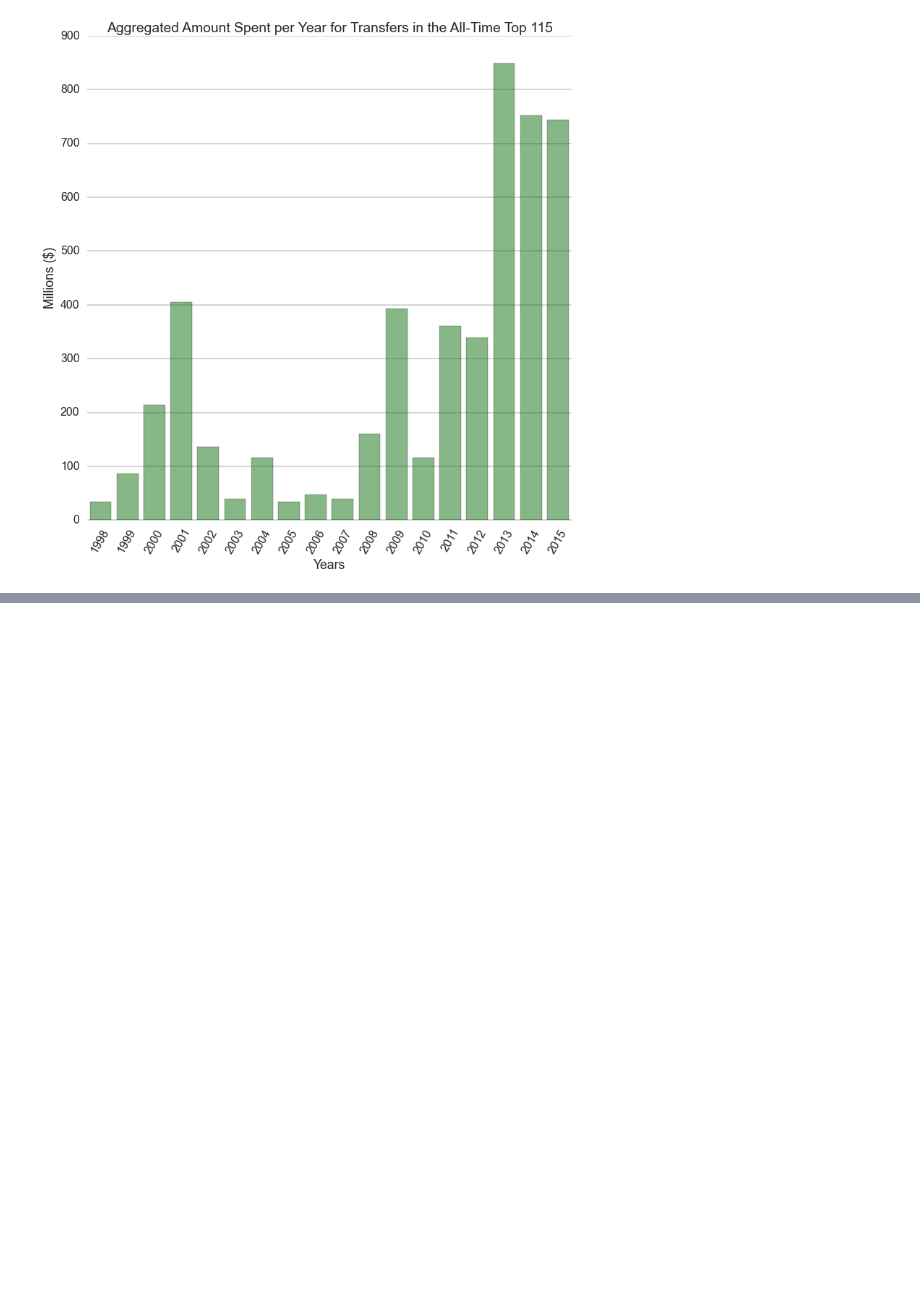
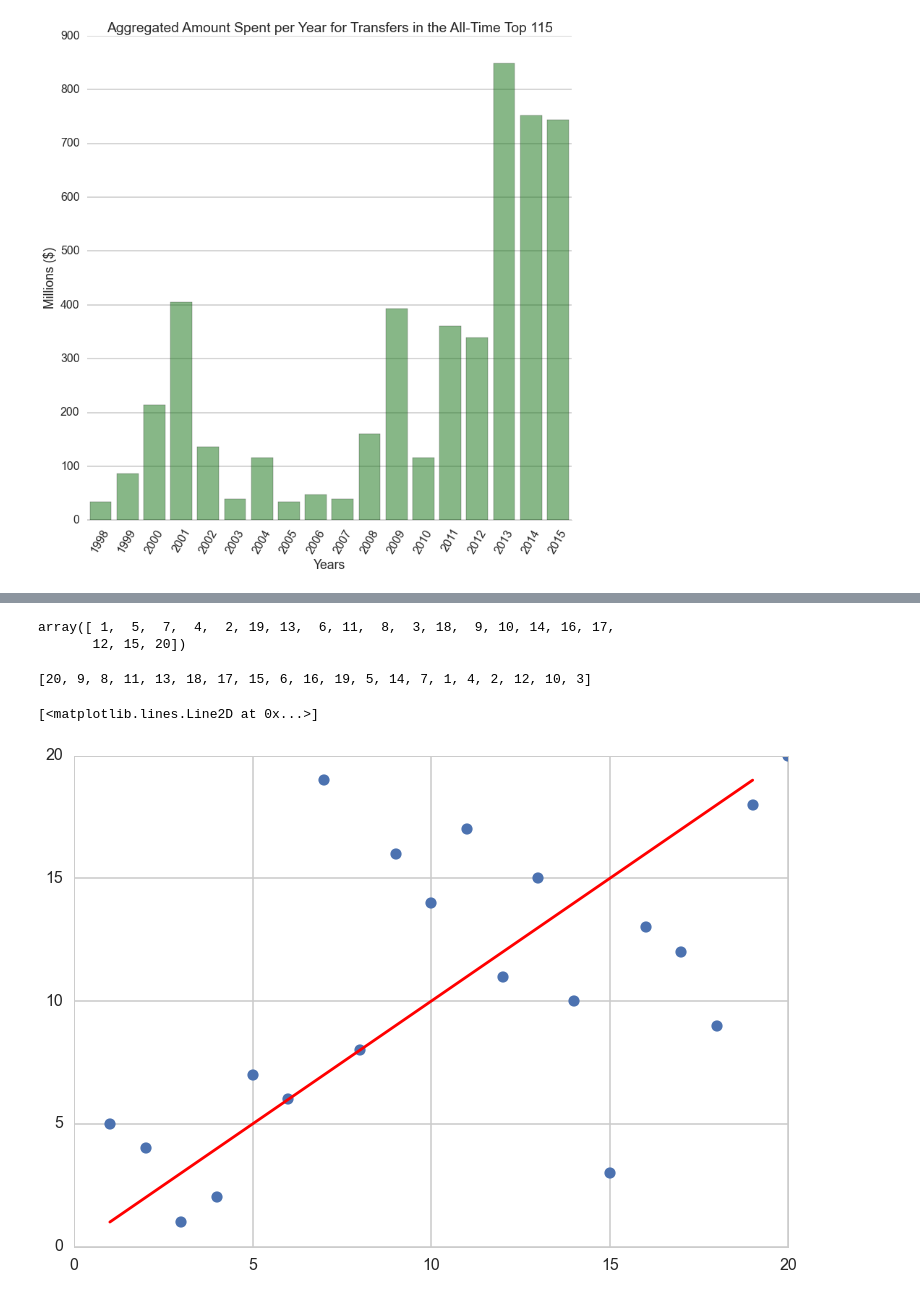
Before and after one commit to cs109-FIFA/cs109-FIFA, a Jupyter notebook: Plots/Plotting.ipynb, the cells around one changed output, grey strips where cells are left out. Cells and saved outputs as stored; diff of their text form; code cells hidden in the pictures; blank space fills up the shorter version.

Commit message:
Added teams

```diff
--- a/Plots/Plotting.ipynb
+++ b/Plots/Plotting.ipynb
@@ -712,0 +719,7 @@ p2.set_xticklabels(list(set(years)),rotation=60)
+# %%
+team_values = dict.fromkeys(BPL_teamplayers.keys())
+# %%
+for team in team_values.keys():
+    team_values[team] = 0
+    for player in BPL_teamplayers[team]:
+        team_values[team] += features12[player]['season_value']
@@ -712,0 +749,23 @@ p2.set_xticklabels(list(set(years)),rotation=60)
+# %%
+final_ranking = dict.fromkeys(BPL_teamplayers.keys())
+# %%
+final_ranking['arsenal-fc'] = 4
+final_ranking['aston-villa'] = 15
+final_ranking['chelsea-fc'] = 3
+final_ranking['everton-fc'] = 6
+final_ranking['fulham-fc'] = 12
+final_ranking['liverpool-fc'] = 7
+final_ranking['manchester-city'] = 2
+final_ranking['manchester-united'] = 1
+final_ranking['newcastle-united'] = 16
+final_ranking['norwich-city'] = 11
+final_ranking['queens-park-rangers'] = 20
+final_ranking['reading-fc'] = 19
+final_ranking['southampton-fc'] = 14
+final_ranking['stoke-city'] = 13
+final_ranking['sunderland-afc'] = 17
+final_ranking['swansea-city'] = 9
+final_ranking['tottenham-hotspur'] = 5
+final_ranking['west-bromwich-albion'] = 8
+final_ranking['west-ham-united'] = 10
+final_ranking['wigan-athletic'] = 18
@@ -712,0 +835,15 @@ p2.set_xticklabels(list(set(years)),rotation=60)
+# %%
+r+1
+# %% [output]
+array([ 1,  5,  7,  4,  2, 19, 13,  6, 11,  8,  3, 18,  9, 10, 14, 16, 17,
+       12, 15, 20])
+# %%
+final_ranking.values()
+# %% [output]
+[20, 9, 8, 11, 13, 18, 17, 15, 6, 16, 19, 5, 14, 7, 1, 4, 2, 12, 10, 3]
+# %%
+plt.plot(np.array(final_ranking.values())[np.argsort(team_values.values())][::-1],np.arange(1,21)[np.argsort(team_values.values())],'o')
+plt.plot(range(1,20),range(1,20),color='red')
+# %% [output]
+[<matplotlib.lines.Line2D at 0x...>]
+[figure, added]
```
Also changed, not shown: parts of 13 cells of this notebook, 10 other files.
